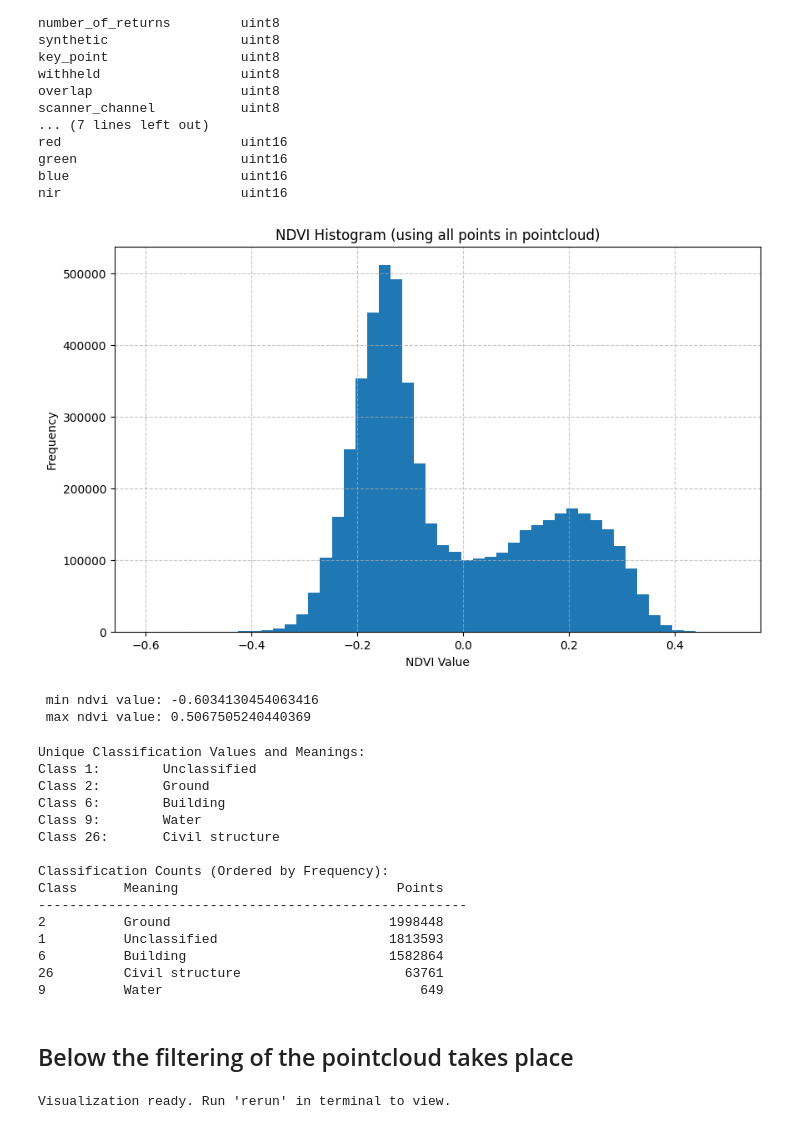
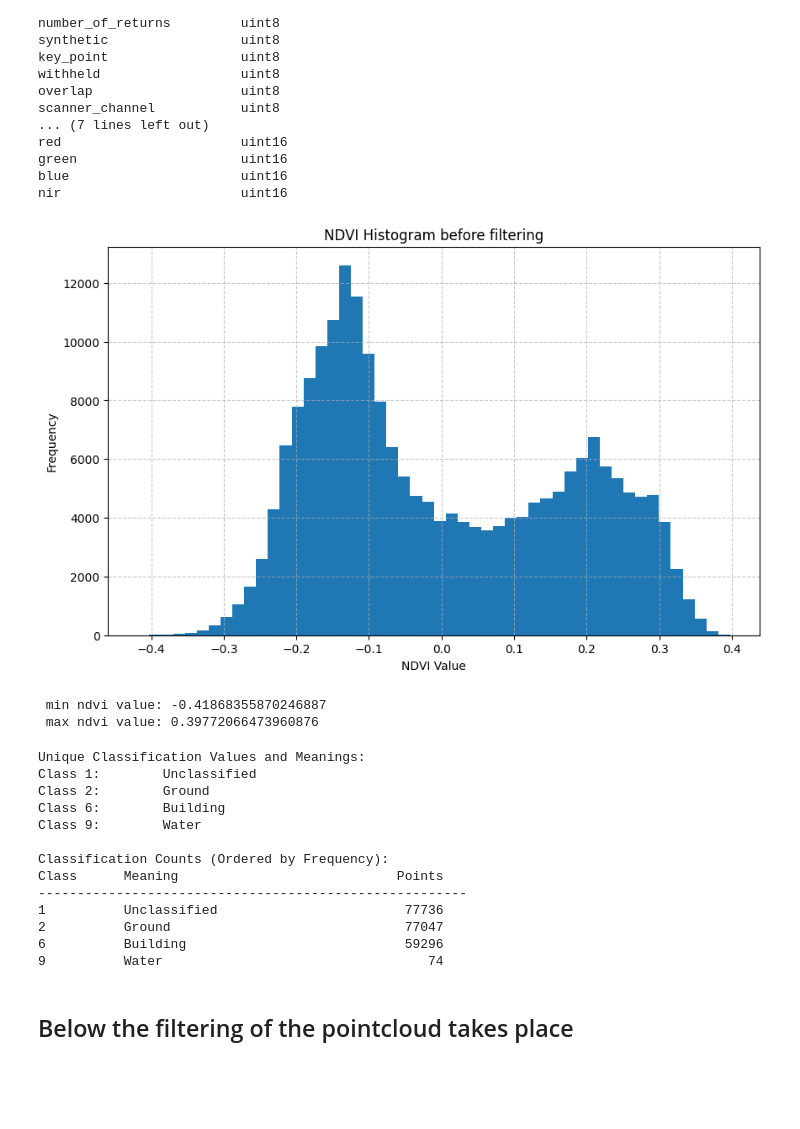
Before and after one commit to NoahAlting/MSc_thesis, a Jupyter notebook: code/fresh.ipynb, the cells around one changed output. Drawn from its saved outputs; the diff is of its cells as text; code cells hidden in the pictures; blank space fills up the shorter version.

```diff
--- a/code/fresh.ipynb
+++ b/code/fresh.ipynb
@@ -11,7 +11,7 @@ Jupyter environment detected. Enabling Open3D WebVisualizer.
 [Open3D INFO] WebRTC GUI backend enabled.
 [Open3D INFO] WebRTCWindowSystem: HTTP handshake server disabled.
 # %%
-input_file = os.path.join('..', 'data', 'bws_250.LAZ')
+input_file = os.path.join('..', 'data', 'bws_100.LAZ')
 
 # Open and read the LAS file
 with laspy.open(input_file) as f:
@@ -62,23 +62,24 @@ if 'ndvi' not in original_las.point_format.dimension_names:
 # Assign the NDVI values
 original_las.ndvi = get_ndvi(original_las.red, original_las.nir)
 # %%
-def plot_ndvi_histogram(ndvi_values):
+def plot_ndvi_histogram(ndvi_values, name='<No Name>'):
     """Plot a histogram of NDVI values."""
     plt.figure(figsize=(10, 6))
     plt.hist(ndvi_values, bins=50)#, linewidth=.5, edgecolor='black')
-    plt.title("NDVI Histogram (using all points in pointcloud)")
+    plt.title(f"NDVI Histogram {name}")
     plt.xlabel("NDVI Value")
     plt.ylabel("Frequency")
     plt.grid(linestyle='--', alpha=0.7)
     plt.show()
 
-plot_ndvi_histogram(original_las.ndvi)
-print(f' min ndvi value: {min(original_las.ndvi)}')
-print(f' max ndvi value: {max(original_las.ndvi)}')
+    print(f' min ndvi value: {min(ndvi_values)}')
+    print(f' max ndvi value: {max(ndvi_values)}')
+
+plot_ndvi_histogram(original_las.ndvi, 'before filtering')
 # %% [output]
-[figure, old version]
+[figure, new version]
- min ndvi value: -0.6034130454063416
- max ndvi value: 0.5067505240440369
+ min ndvi value: -0.41868355870246887
+ max ndvi value: 0.39772066473960876
 # %%
 # Mapping AHN classification codes to their meanings
 AHN_classification_mapping = {
@@ -129,16 +130,14 @@ Class 1:        Unclassified
 Class 2:        Ground
 Class 6:        Building
 Class 9:        Water
-Class 26:       Civil structure
 
 Classification Counts (Ordered by Frequency):
 Class      Meaning                            Points
 -------------------------------------------------------
-2          Ground                            1998448
-1          Unclassified                      1813593
-6          Building                          1582864
-26         Civil structure                     63761
-9          Water                                 649
+1          Unclassified                        77736
+2          Ground                              77047
+6          Building                            59296
+9          Water                                  74
 # %% [markdown]
 ## Below the filtering of the pointcloud takes place
 # %%
@@ -218,7 +212,3 @@ def visualize_point_cloud_with_rerun(las_data):
     rr.log("info", rr.TextLog("Point cloud: Red channel = Red band, Green channel = NDVI, Blue channel = NIR band. Hover for values."))
 
     print(f"Visualization ready. Run 'rerun' in terminal to view.")
-# %%
-visualize_point_cloud_with_rerun(las)
-# %% [output]
-Visualization ready. Run 'rerun' in terminal to view.
```
Also changed, not shown: parts of 9 cells of this notebook.
